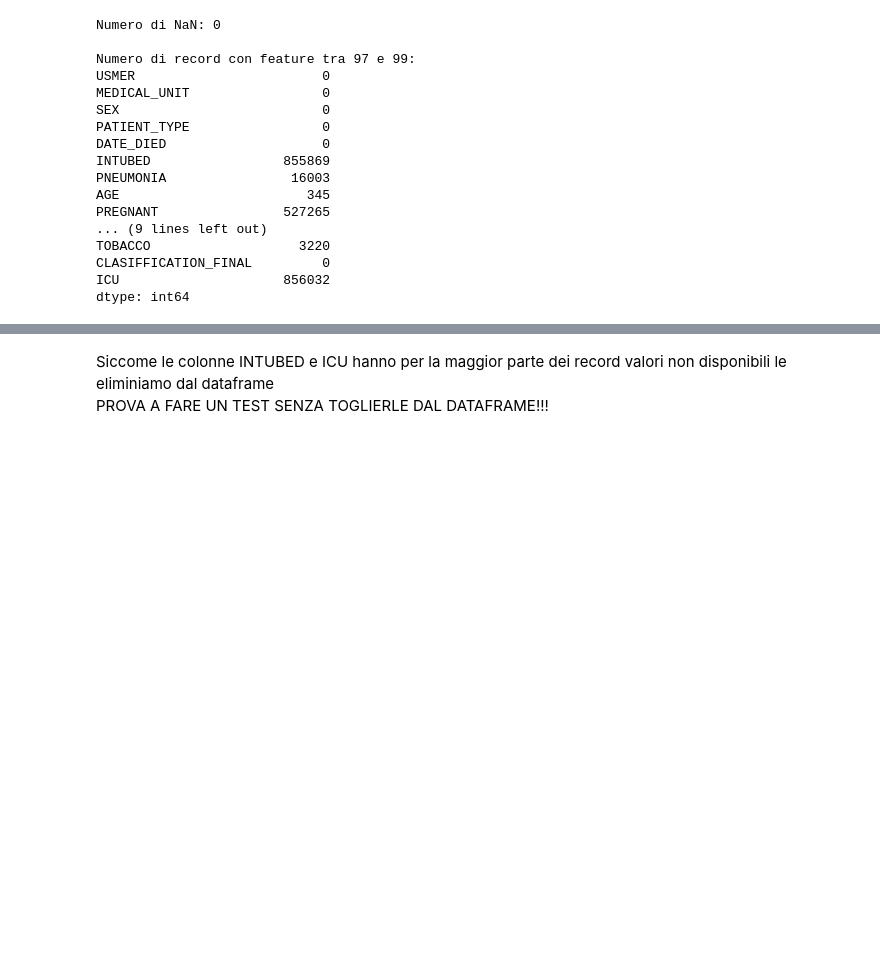
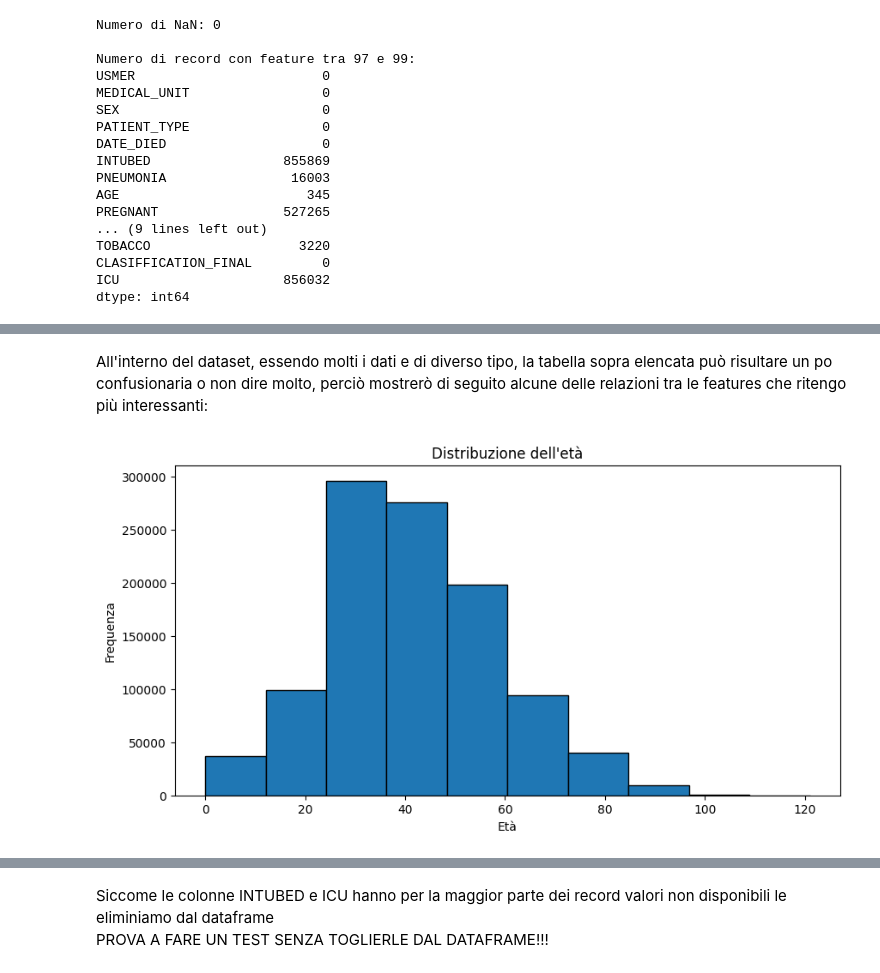
Before and after one commit to IGieckI/Covid19-Patient-Risk-Predictor, a Jupyter notebook: Covid19 Patient Risk Predictor.ipynb, the cells around one changed output, grey strips where cells are left out. Saved outputs shown, nothing was run; the diff lists cells and outputs as text; code cells hidden in the pictures; blank space fills up the shorter version.

```diff
--- a/Covid19 Patient Risk Predictor.ipynb
+++ b/Covid19 Patient Risk Predictor.ipynb
@@ -84,0 +145,11 @@ dtype: int64
+# %% [markdown]
+All'interno del dataset, essendo molti i dati e di diverso tipo, la tabella sopra elencata può risultare un po confusionaria o non dire molto, perciò mostrerò di seguito alcune delle relazioni tra le features che ritengo più interessanti:
+# %%
+# Distribuzione dell'età
+plt.figure(figsize=(10, 5))
+data['AGE'].dropna().astype(int).plot(kind='hist', bins=10, edgecolor='k', title='Distribuzione dell\'età')
+plt.xlabel('Età')
+plt.ylabel('Frequenza')
+plt.show()
+# %% [output]
+[figure, added]
```
Also changed, not shown: parts of 11 cells of this notebook.
